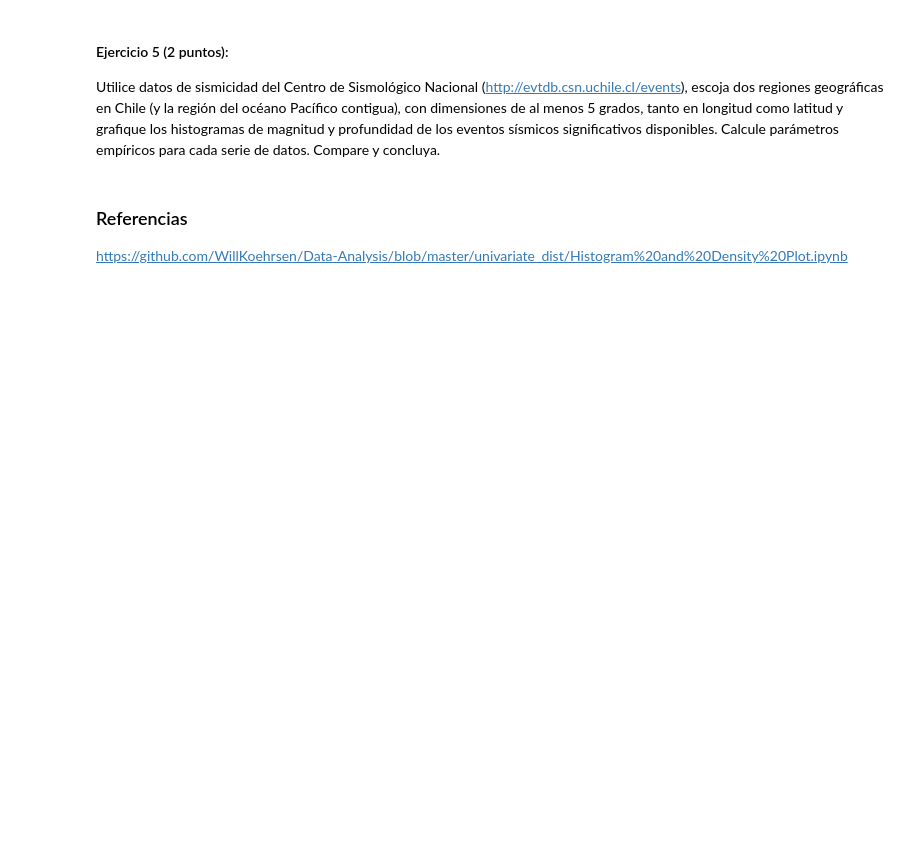
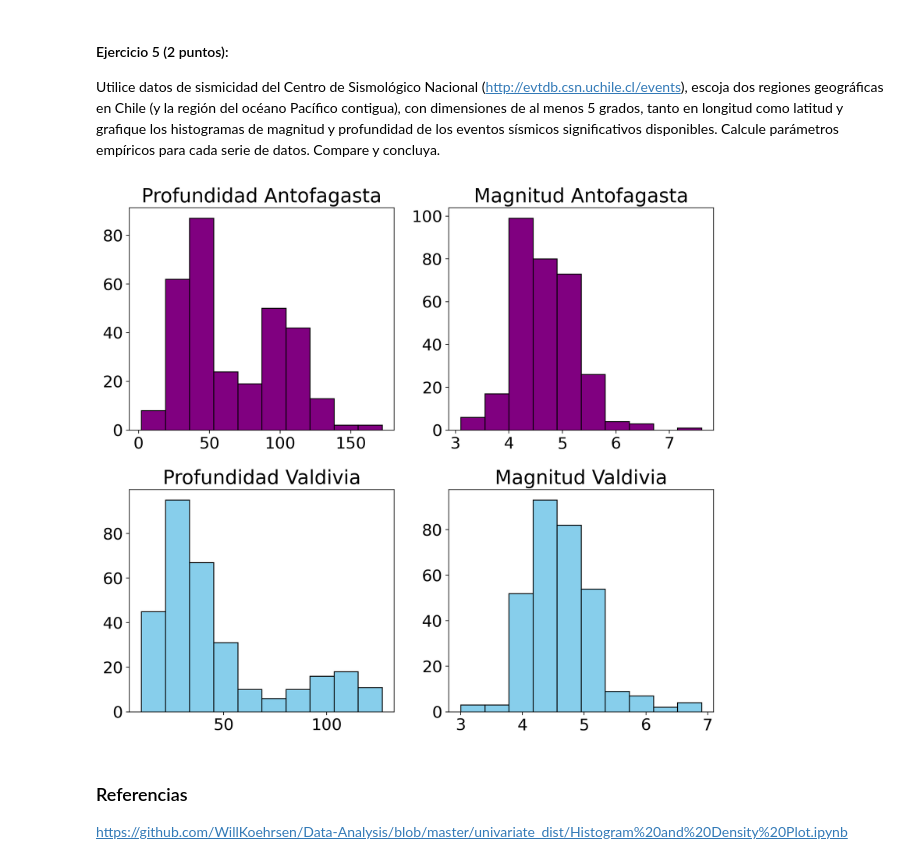
Before and after one commit to dmoram/Laboratorios_Simulacion, a Jupyter notebook: Laboratorio2.ipynb, the cells around one changed output. Saved outputs shown, nothing was run; the diff lists cells and outputs as text; code cells hidden in the pictures; blank space fills up the shorter version.

```diff
--- a/Laboratorio2.ipynb
+++ b/Laboratorio2.ipynb
@@ -494,3 +502,30 @@ reg1 = pd.read_csv("data/valdivia.csv", sep=";")
+# %%
+reg1 = pd.read_csv("data/antofagasta.csv", sep=";")[:309]
+reg2 = pd.read_csv("data/valdivia.csv", sep=";")
+
+prof_reg1 = reg1['prof']
+mag_reg1 = reg1['mag']
+prof_reg2 = reg2['prof']
+mag_reg2 = reg2['mag']
+
+
+fig, axs = plt.subplots(2, 2, figsize=(10,9))
+
+axs[0, 0].hist(prof_reg1, color = 'purple', edgecolor = 'black')
+axs[0, 0].set_title('Profundidad Antofagasta')
+
+axs[0, 1].hist(mag_reg1, color = 'purple', edgecolor = 'black')
+axs[0, 1].set_title('Magnitud Antofagasta')
+
+axs[1, 0].hist(prof_reg2, color = 'skyblue', edgecolor = 'black')
+axs[1, 0].set_title('Profundidad Valdivia')
+
+axs[1, 1].hist(mag_reg2, color = 'skyblue', edgecolor = 'black')
+axs[1, 1].set_title('Magnitud Valdivia')
+
+fig.tight_layout()
+# %% [output]
+[figure, added]
 # %% [markdown]
 ### Referencias
 
```
Also changed, not shown: parts of 18 cells of this notebook, 1 other file.
